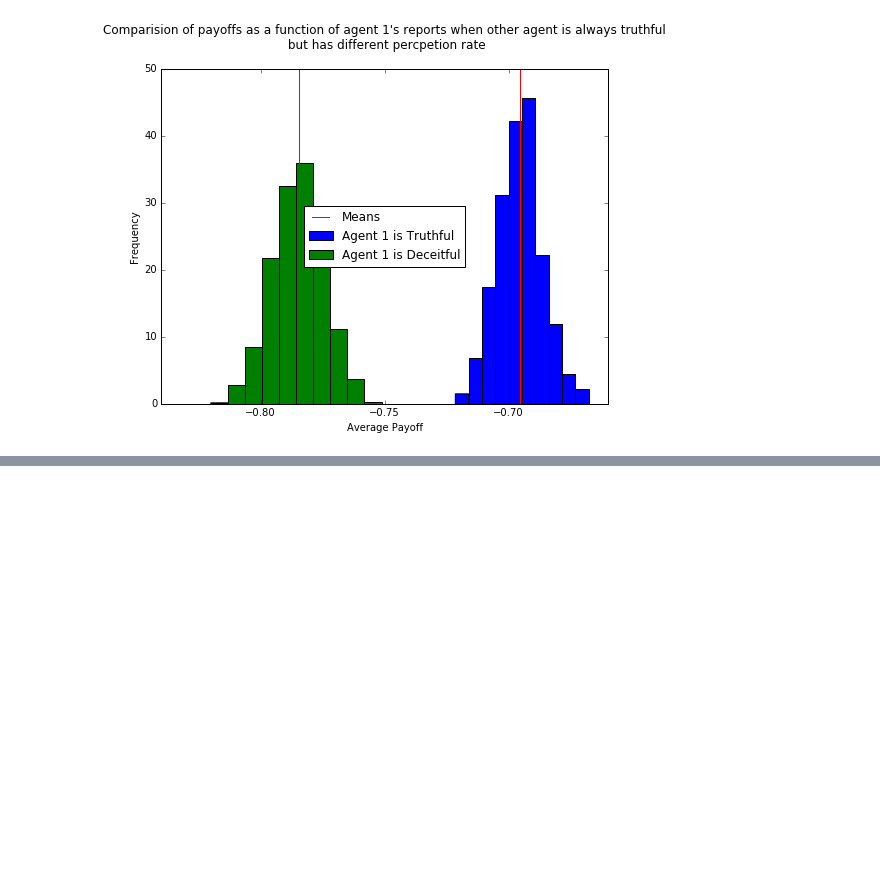
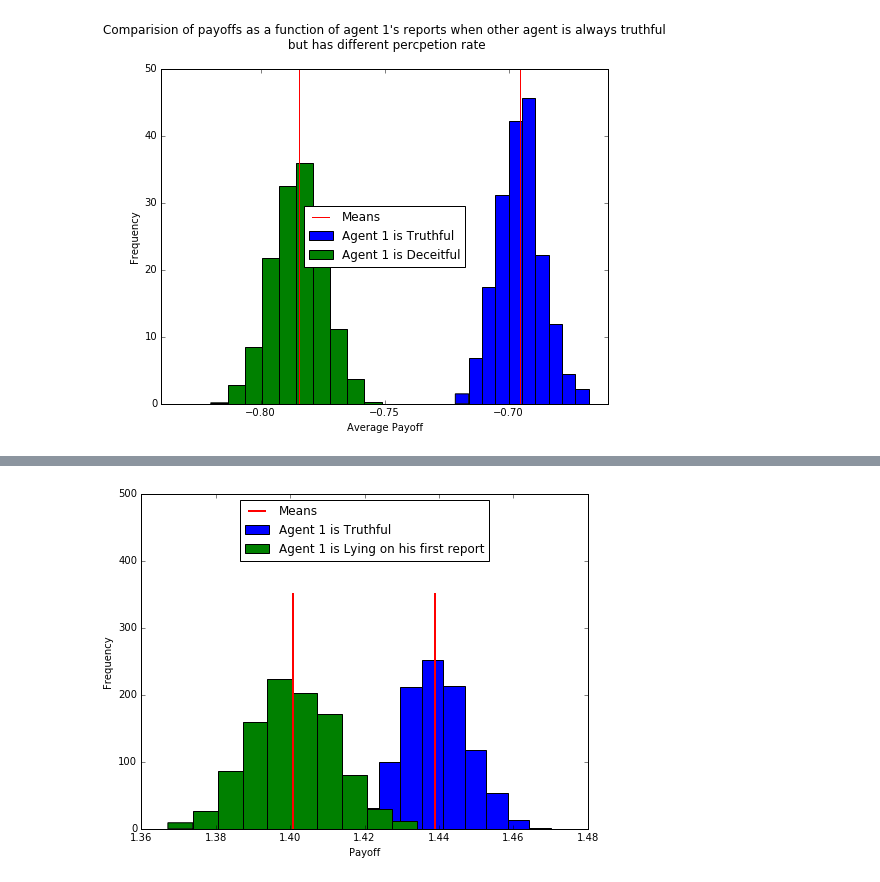
Before and after one commit to chuckyouliu/Crowdsourced-Elicitation, a Jupyter notebook: PPTesting.ipynb, the cells around one changed output, grey strips where cells are left out. Cells and saved outputs as stored; diff of their text form; code cells hidden in the pictures; blank space fills up the shorter version.

```diff
--- a/PPTesting.ipynb
+++ b/PPTesting.ipynb
@@ -103,0 +303,13 @@ plt.show()
+# %%
+plt.figure(figsize=(8,6))
+plt.hist([t/1000 for t in truthful_rewards_ag1], label = 'Agent 1 is Truthful')
+plt.hist([t/1000 for t in lying_first_rewards_ag1], label = 'Agent 1 is Lying on his first report')
+plt.axvline(np.mean([t/1000 for t in truthful_rewards_ag1]), 0,0.7, color = 'red',label = 'Means', lw = 2)
+plt.axvline(np.mean([l/1000 for l in lying_first_rewards_ag1]), 0,0.7 , color = 'red', lw = 2)
+plt.ylim(0,500)
+plt.legend(loc = 9)
+plt.xlabel('Payoff')
+plt.ylabel('Frequency')
+plt.show()
+# %% [output]
+[figure, added]
```
Also changed, not shown: parts of 28 cells of this notebook, 14 other files.
